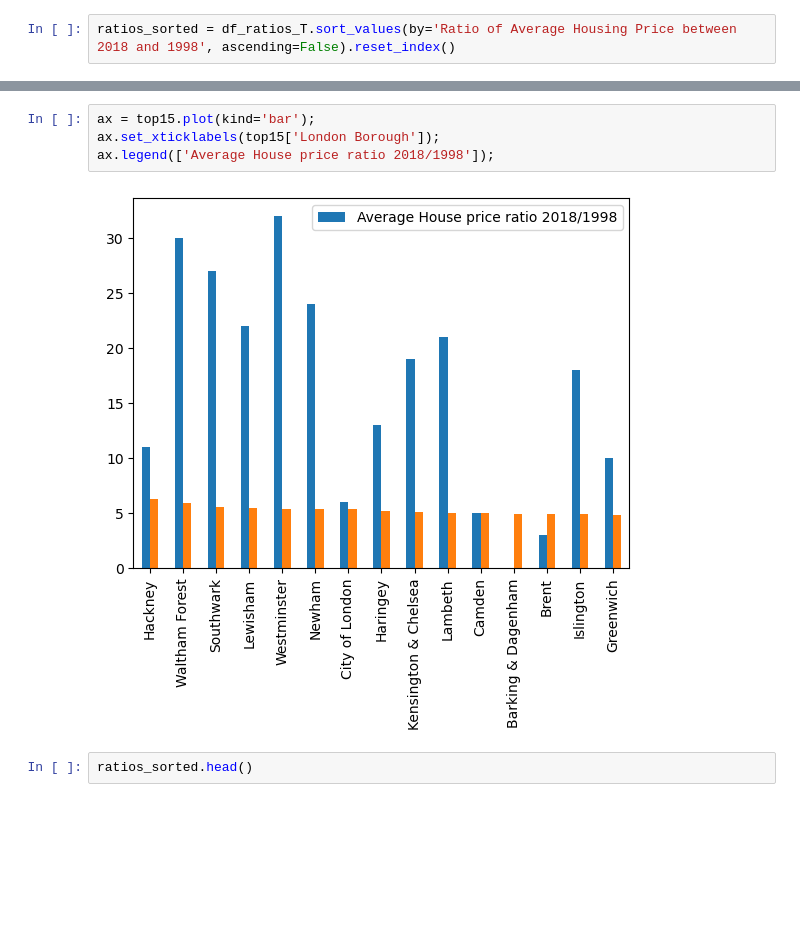
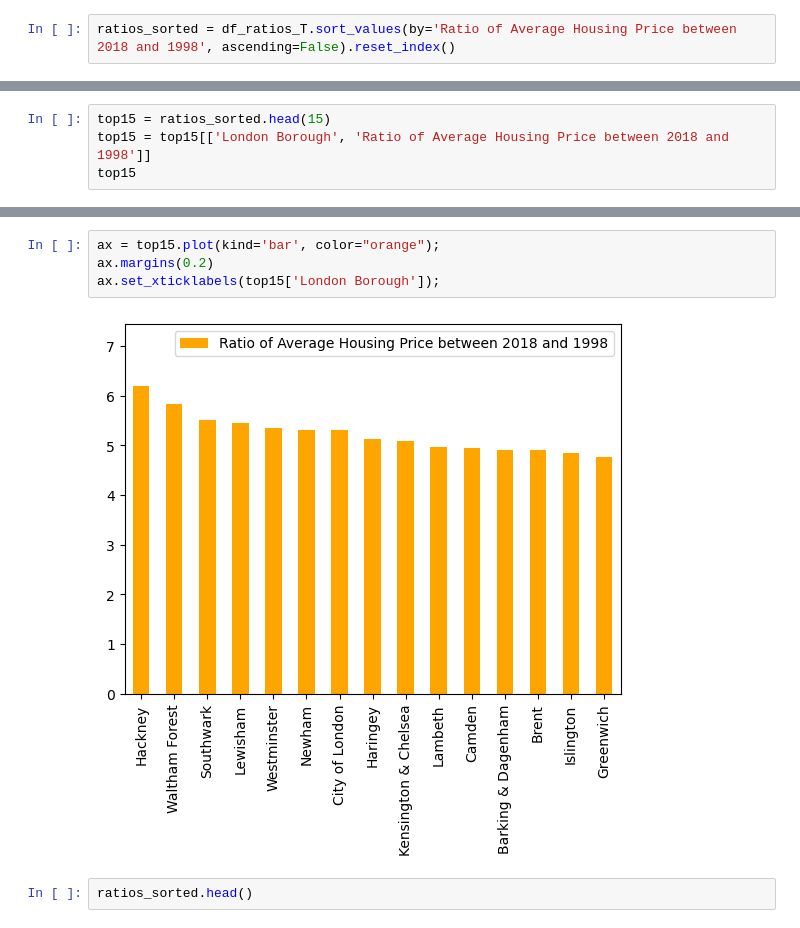
Before and after one commit to sirDevelop/London-Housing-Data-Analysis, a Jupyter notebook: London Housing Data Analysis.ipynb, the cells around one changed output, grey strips where cells are left out. Drawn from its saved outputs; the diff is of its cells as text; blank space fills up the shorter version.

```diff
--- a/London Housing Data Analysis.ipynb
+++ b/London Housing Data Analysis.ipynb
@@ -710,0 +691,4 @@ top15
+# %%
+top15 = ratios_sorted.head(15)
+top15 = top15[['London Borough', 'Ratio of Average Housing Price between 2018 and 1998']]
+top15
@@ -711,9 +712,9 @@ top15
 # %%
-ax = top15.plot(kind='bar');
+ax = top15.plot(kind='bar', color="orange");
+ax.margins(0.2)
 ax.set_xticklabels(top15['London Borough']);
-ax.legend(['Average House price ratio 2018/1998']);
 # %% [output]
-[figure, old version]
+[figure, new version]
 # %%
 ratios_sorted.head()
 # %% [output]
```
Also changed, not shown: parts of 2 cells of this notebook.
